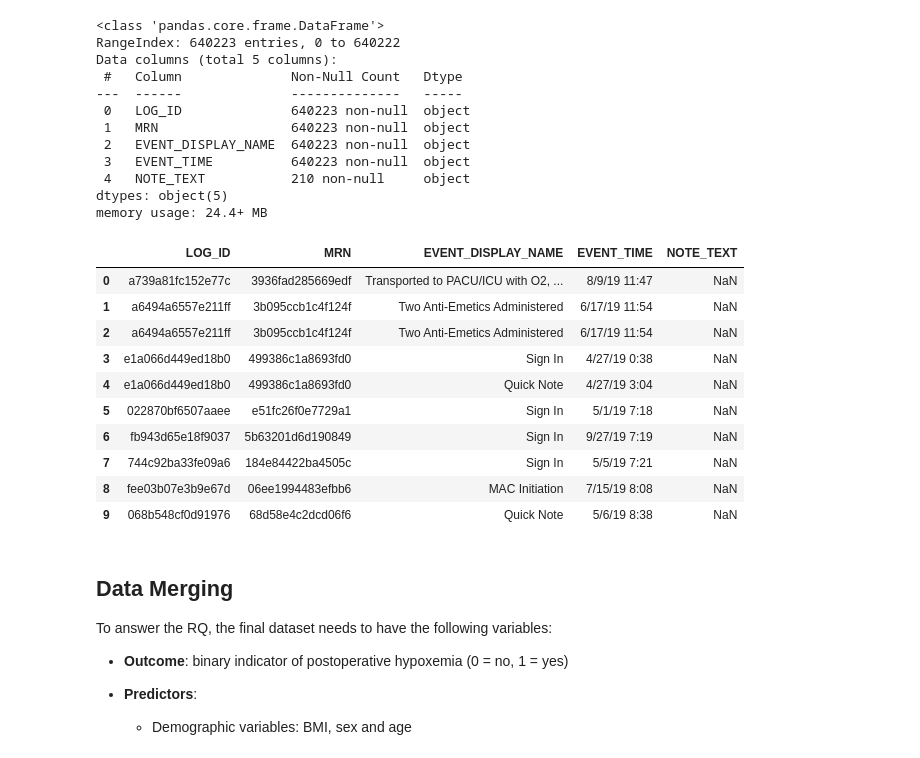
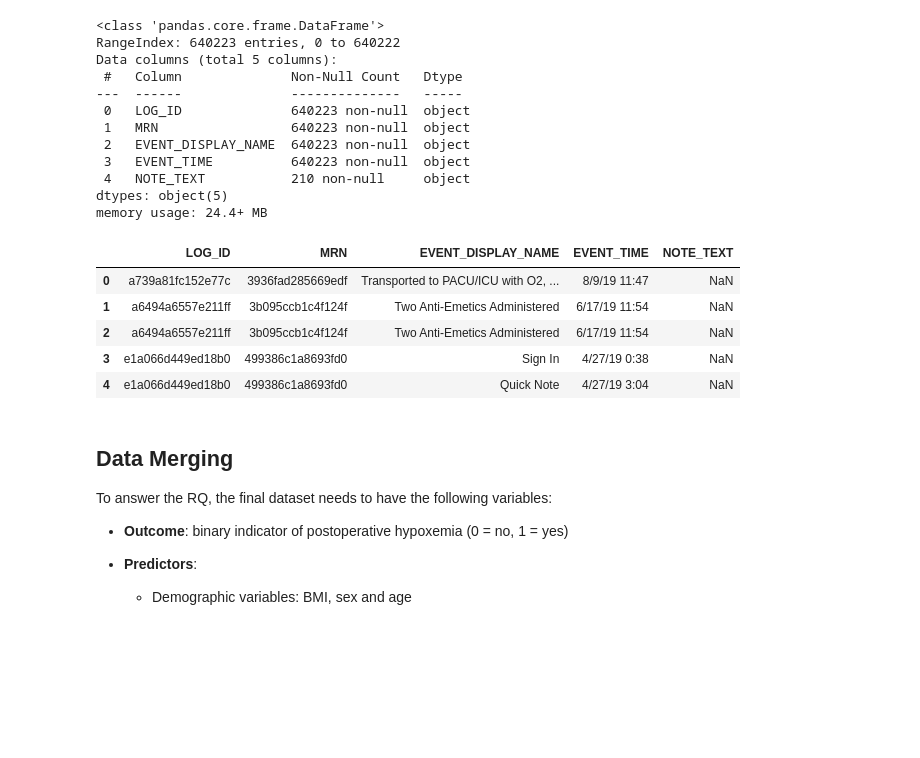
Before and after one commit to MOVER-analysis/MOVER-analysis, a Jupyter notebook: proposal_wrangling_strategy.ipynb, the cells around one changed output. Drawn from its saved outputs; the diff is of its cells as text; code cells hidden in the pictures; blank space fills up the shorter version.

```diff
--- a/proposal_wrangling_strategy.ipynb
+++ b/proposal_wrangling_strategy.ipynb
@@ -206,19 +254,14 @@ Data columns (total 5 columns):
 dtypes: object(5)
 memory usage: 24.4+ MB
 # %%
-pat_procedure.head(10)
+pat_procedure.head(5)
 # %% [output]
 |  | LOG_ID | MRN | EVENT_DISPLAY_NAME | EVENT_TIME | NOTE_TEXT |
 | 0 | a739a81fc152e77c | 3936fad285669edf | Transported to PACU/ICU with O2, ... | 8/9/19 11:47 | NaN |
 | 1 | a6494a6557e211ff | 3b095ccb1c4f124f | Two Anti-Emetics Administered | 6/17/19 11:54 | NaN |
 | 2 | a6494a6557e211ff | 3b095ccb1c4f124f | Two Anti-Emetics Administered | 6/17/19 11:54 | NaN |
 | 3 | e1a066d449ed18b0 | 499386c1a8693fd0 | Sign In | 4/27/19 0:38 | NaN |
 | 4 | e1a066d449ed18b0 | 499386c1a8693fd0 | Quick Note | 4/27/19 3:04 | NaN |
-| 5 | 022870bf6507aaee | e51fc26f0e7729a1 | Sign In | 5/1/19 7:18 | NaN |
-| 6 | fb943d65e18f9037 | 5b63201d6d190849 | Sign In | 9/27/19 7:19 | NaN |
-| 7 | 744c92ba33fe09a6 | 184e84422ba4505c | Sign In | 5/5/19 7:21 | NaN |
-| 8 | fee03b07e3b9e67d | 06ee1994483efbb6 | MAC Initiation | 7/15/19 8:08 | NaN |
-| 9 | 068b548cf0d91976 | 68d58e4c2dcd06f6 | Quick Note | 5/6/19 8:38 | NaN |
 # %% [markdown]
 ## Data Merging
 
```
Also changed, not shown: parts of 6 cells of this notebook.
